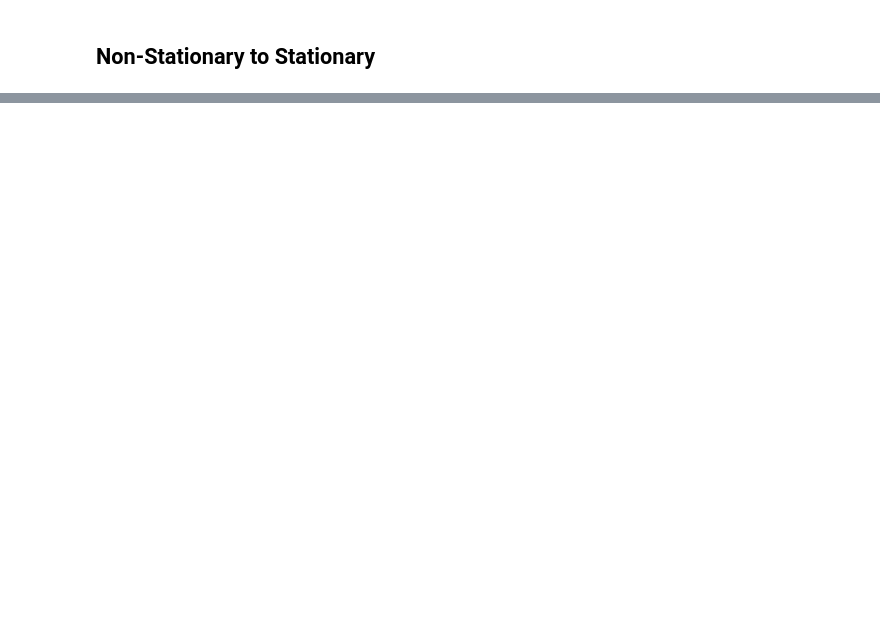
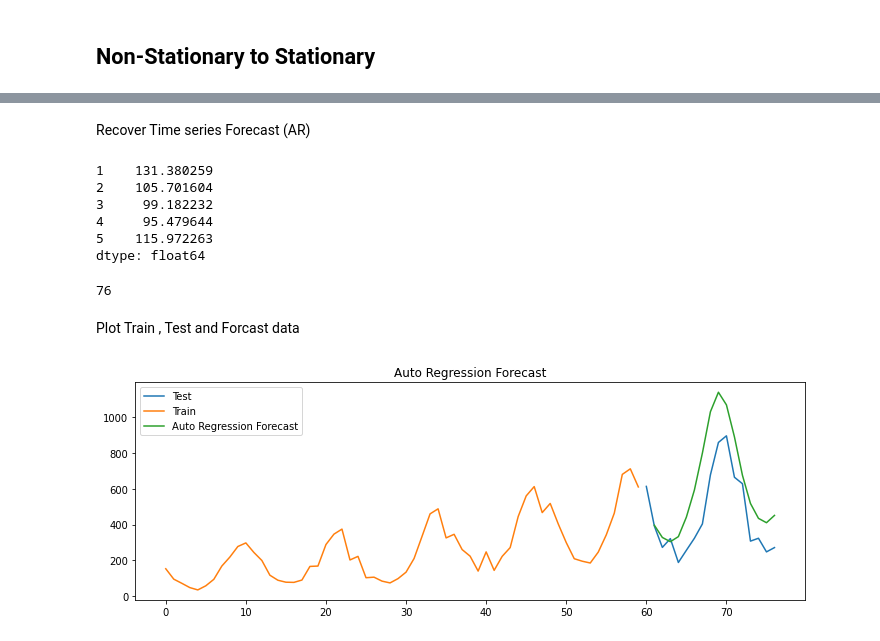
Before and after one commit to SRG08/Time-Series-Analysis, a Jupyter notebook: Time_Series_Analysis.ipynb, the cells around one changed output, grey strips where cells are left out. Cells and saved outputs as stored; diff of their text form; code cells hidden in the pictures; blank space fills up the shorter version.

```diff
--- a/Time_Series_Analysis.ipynb
+++ b/Time_Series_Analysis.ipynb
@@ -305,0 +406,8 @@ P-Value : 0.010000
+# %%
+train_len = 60 # this needs to be decided and depends
+train_data_boxcox = data_boxcox[:train_len]  # this is train data
+test_data_boxcox = data_boxcox[train_len:]   # this is test data
+train_data_boxcox_diff = data_boxcox_diff[:train_len-1]
+test_data_boxcox_diff = data_boxcox_diff[train_len-1:]
+train = moving_Average_data[0:train_len]
+test = moving_Average_data[train_len:]
@@ -305,0 +430,4 @@ P-Value : 0.010000
+# %%
+model = ARIMA(train_data_boxcox_diff, order=(8,0,0))
+model_fit = model.fit()
+print(model_fit.params)
@@ -305,0 +445,33 @@ P-Value : 0.010000
+# %% [markdown]
+Recover Time series Forecast (AR)
+# %%
+y_hat_ar = data_boxcox_diff.copy()
+y_hat_ar["ar_forcast_boxcox_diff"] = model_fit.predict(data_boxcox_diff.index.min(),data_boxcox_diff.index.max())
+y_hat_ar['ar_forcast_boxcox'] = y_hat_ar["ar_forcast_boxcox_diff"].cumsum()
+y_hat_ar['ar_forcast_boxcox'] = (y_hat_ar['ar_forcast_boxcox'].add(data_boxcox[0]))
+y_hat_ar['ar_forcast'] = np.exp(y_hat_ar['ar_forcast_boxcox'])
+# %%
+y_hat_ar['ar_forcast'].head()
+# %% [output]
+1    131.380259
+2    105.701604
+3     99.182232
+4     95.479644
+5    115.972263
+dtype: float64
+# %%
+len(y_hat_ar['ar_forcast_boxcox'])
+# %% [output]
+76
+# %% [markdown]
+Plot Train , Test and Forcast data
+# %%
+plt.figure(figsize=(12,4))
+plt.plot(test['Sales'] , label='Test')
+plt.plot(train['Sales'] , label='Train')
+plt.plot(y_hat_ar['ar_forcast'][test.index.min():] , label='Auto Regression Forecast')
+plt.legend(loc='best')
+plt.title('Auto Regression Forecast')
+plt.show()
+# %% [output]
+[figure, added]
```
Also changed, not shown: parts of 33 cells of this notebook.
